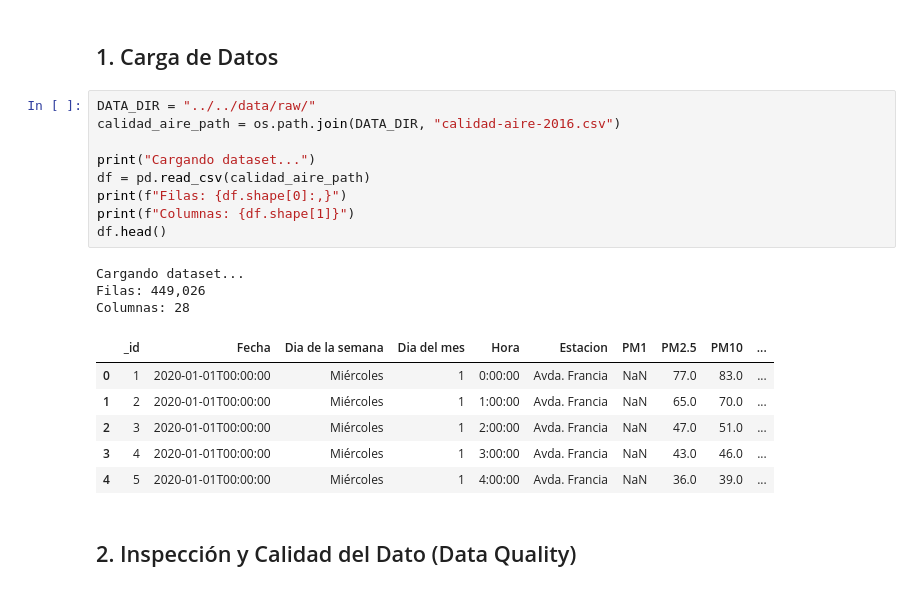
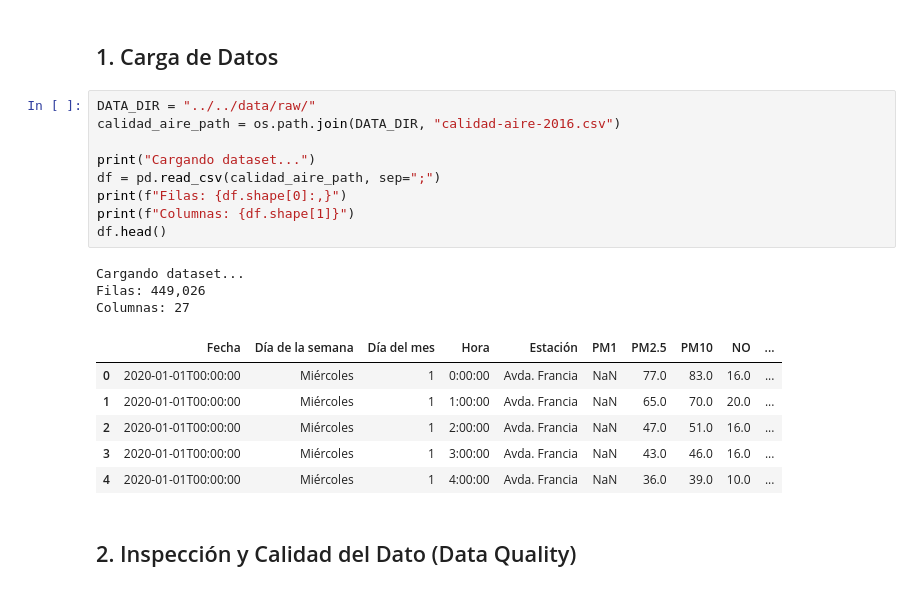
Before and after one commit to miguelzamitabastos/AirVLC_Proyecto, a Jupyter notebook: notebooks/eda/01_test_datos.ipynb, the cells around one changed output. Saved outputs shown, nothing was run; the diff lists cells and outputs as text.

Commit message:
Semana1 Martes

```diff
--- a/notebooks/eda/01_test_datos.ipynb
+++ b/notebooks/eda/01_test_datos.ipynb
@@ -21,22 +21,22 @@ plt.rcParams['figure.figsize'] = (12, 6)
 # %%
 DATA_DIR = "../../data/raw/"
 calidad_aire_path = os.path.join(DATA_DIR, "calidad-aire-2016.csv")
 
 print("Cargando dataset...")
-df = pd.read_csv(calidad_aire_path)
+df = pd.read_csv(calidad_aire_path, sep=";")
 print(f"Filas: {df.shape[0]:,}")
 print(f"Columnas: {df.shape[1]}")
 df.head()
 # %% [output]
 Cargando dataset...
 Filas: 449,026
-Columnas: 28
+Columnas: 27
-|  | _id | Fecha | Dia de la semana | Dia del mes | Hora | Estacion | PM1 | PM2.5 | PM10 | ... |
-| 0 | 1 | 2020-01-01T00:00:00 | Miércoles | 1 | 0:00:00 | Avda. Francia | NaN | 77.0 | 83.0 | ... |
-| 1 | 2 | 2020-01-01T00:00:00 | Miércoles | 1 | 1:00:00 | Avda. Francia | NaN | 65.0 | 70.0 | ... |
-| 2 | 3 | 2020-01-01T00:00:00 | Miércoles | 1 | 2:00:00 | Avda. Francia | NaN | 47.0 | 51.0 | ... |
-| 3 | 4 | 2020-01-01T00:00:00 | Miércoles | 1 | 3:00:00 | Avda. Francia | NaN | 43.0 | 46.0 | ... |
-| 4 | 5 | 2020-01-01T00:00:00 | Miércoles | 1 | 4:00:00 | Avda. Francia | NaN | 36.0 | 39.0 | ... |
+|  | Fecha | Día de la semana | Día del mes | Hora | Estación | PM1 | PM2.5 | PM10 | NO | ... |
+| 0 | 2020-01-01T00:00:00 | Miércoles | 1 | 0:00:00 | Avda. Francia | NaN | 77.0 | 83.0 | 16.0 | ... |
+| 1 | 2020-01-01T00:00:00 | Miércoles | 1 | 1:00:00 | Avda. Francia | NaN | 65.0 | 70.0 | 20.0 | ... |
+| 2 | 2020-01-01T00:00:00 | Miércoles | 1 | 2:00:00 | Avda. Francia | NaN | 47.0 | 51.0 | 16.0 | ... |
+| 3 | 2020-01-01T00:00:00 | Miércoles | 1 | 3:00:00 | Avda. Francia | NaN | 43.0 | 46.0 | 16.0 | ... |
+| 4 | 2020-01-01T00:00:00 | Miércoles | 1 | 4:00:00 | Avda. Francia | NaN | 36.0 | 39.0 | 10.0 | ... |
 # %% [markdown]
 ## 2. Inspección y Calidad del Dato (Data Quality)
 # %%
```
Also changed, not shown: parts of 2 cells of this notebook, 13 other files.
